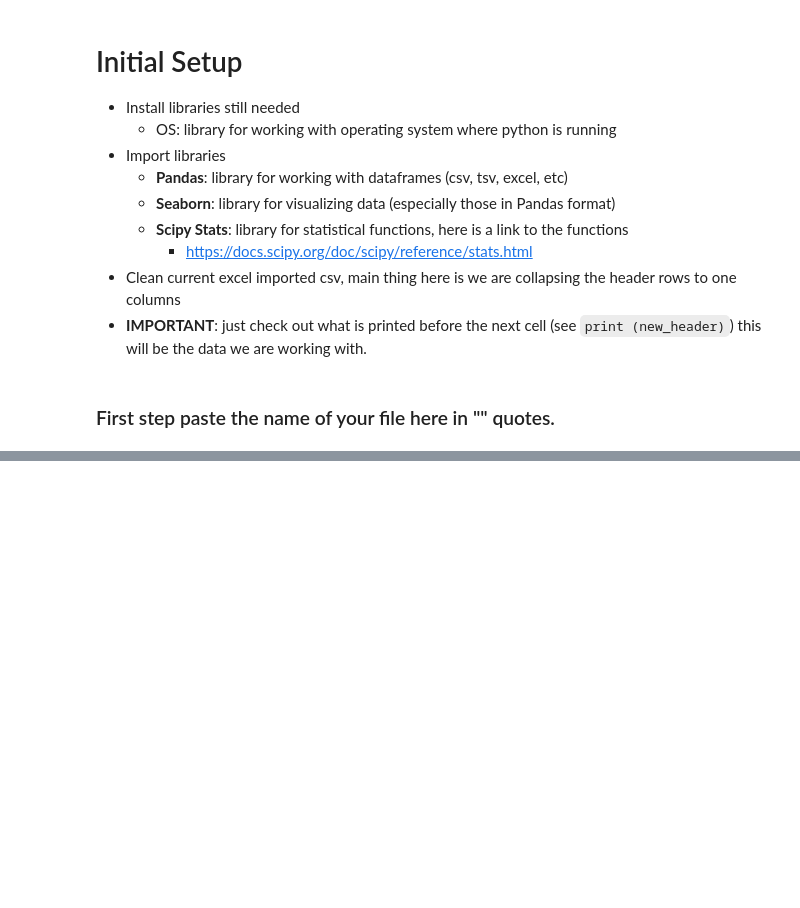
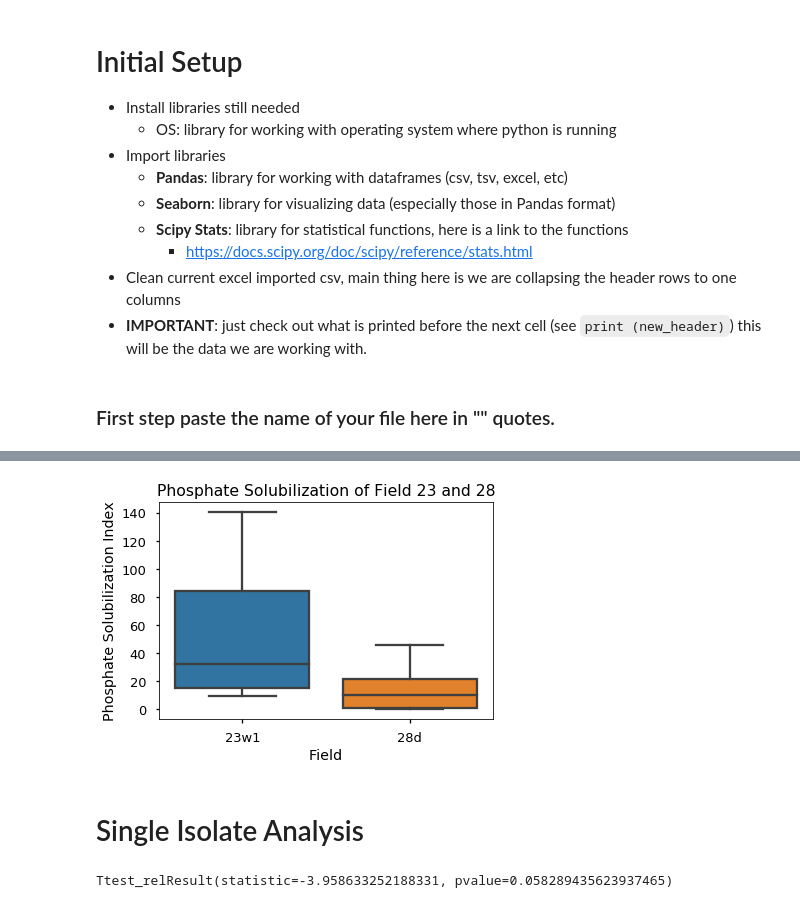
Before and after one commit to keithgmitchell/Isolate-Analysis, a Jupyter notebook: 109AL-F18 Analysis Notebook.ipynb, the cells around one changed output, grey strips where cells are left out. Saved outputs shown, nothing was run; the diff lists cells and outputs as text; code cells hidden in the pictures; blank space fills up the shorter version.

```diff
--- a/109AL-F18 Analysis Notebook.ipynb
+++ b/109AL-F18 Analysis Notebook.ipynb
@@ -300,0 +159,23 @@ Ttest_indResult(statistic=3.4717494041179853, pvalue=0.025542915356178631)
+# %%
+# if you want to remove  zeros (ie, negative trial results), set remove_zeroes to True, otherwise, set it to False
+
+independent_category = "Field"
+dependent_category = "Isolate Phosphate Solubilization Index"
+
+remove_zeroes = True
+# %%
+list = data[independent_category].unique()
+
+# remove NaNs from list by calling testNan() function
+list = [i for i in list if not testNan(i)]
+
+group1=data[(data[independent_category] == list[0])]
+group2=data[(data[independent_category] == list[1])]
+
+group1=group1[dependent_category].astype("float").values.tolist()
+group2=group2[dependent_category].astype("float").values.tolist()
+
+
+if remove_zeroes:
+    group1 = [num for num in group1 if num != 0]
+    group2 = [num for num in group2 if num != 0]
@@ -300,0 +188,12 @@ Ttest_indResult(statistic=3.4717494041179853, pvalue=0.025542915356178631)
+# %%
+title = "Phosphate Solubilization of Field 23 and 28"
+x_axis_label = "Field"
+y_axis_label = "Phosphate Solubilization Index"
+# %%
+ax = sns.boxplot( x = data[independent_category], y = data[dependent_category])
+ax.set(xlabel=x_axis_label, ylabel= y_axis_label, title=title)
+plotStars(data, dependent_category, numeric_p_value.pvalue)
+# %% [output]
+[figure, added]
+# %% [markdown]
+# Single Isolate Analysis
@@ -300,0 +212,19 @@ Ttest_indResult(statistic=3.4717494041179853, pvalue=0.025542915356178631)
+# %%
+first_cat = data[data["Isolate ID"] == isolate_name].iloc[:,first_category_name_trial1:first_category_name_trial1+num_trials]
+second_cat = data[data["Isolate ID"] == isolate_name].iloc[:,second_category_name_trial1:second_category_name_trial1+num_trials]
+first_cat = first_cat.transpose().reset_index(drop=True)
+first_cat.columns={"Values"}
+first_cat['Category'] = first_category_new_name
+
+second_cat = second_cat.transpose().reset_index(drop=True)
+second_cat.columns={"Values"}
+second_cat['Category'] = second_category_new_name
+
+stru = first_cat.append(second_cat)
+stru = stru.reset_index(drop=True)
+stru = stru.astype(object)
+
+p_value = stats.ttest_rel(stru[stru["Category"]=="Isolate"]["Values"].values.tolist(), stru[stru["Category"]=="Control"]["Values"].values.tolist())
+print(p_value)
+# %% [output]
+Ttest_relResult(statistic=-3.958633252188331, pvalue=0.058289435623937465)
```
Also changed, not shown: parts of 46 cells of this notebook, 1 other file.
